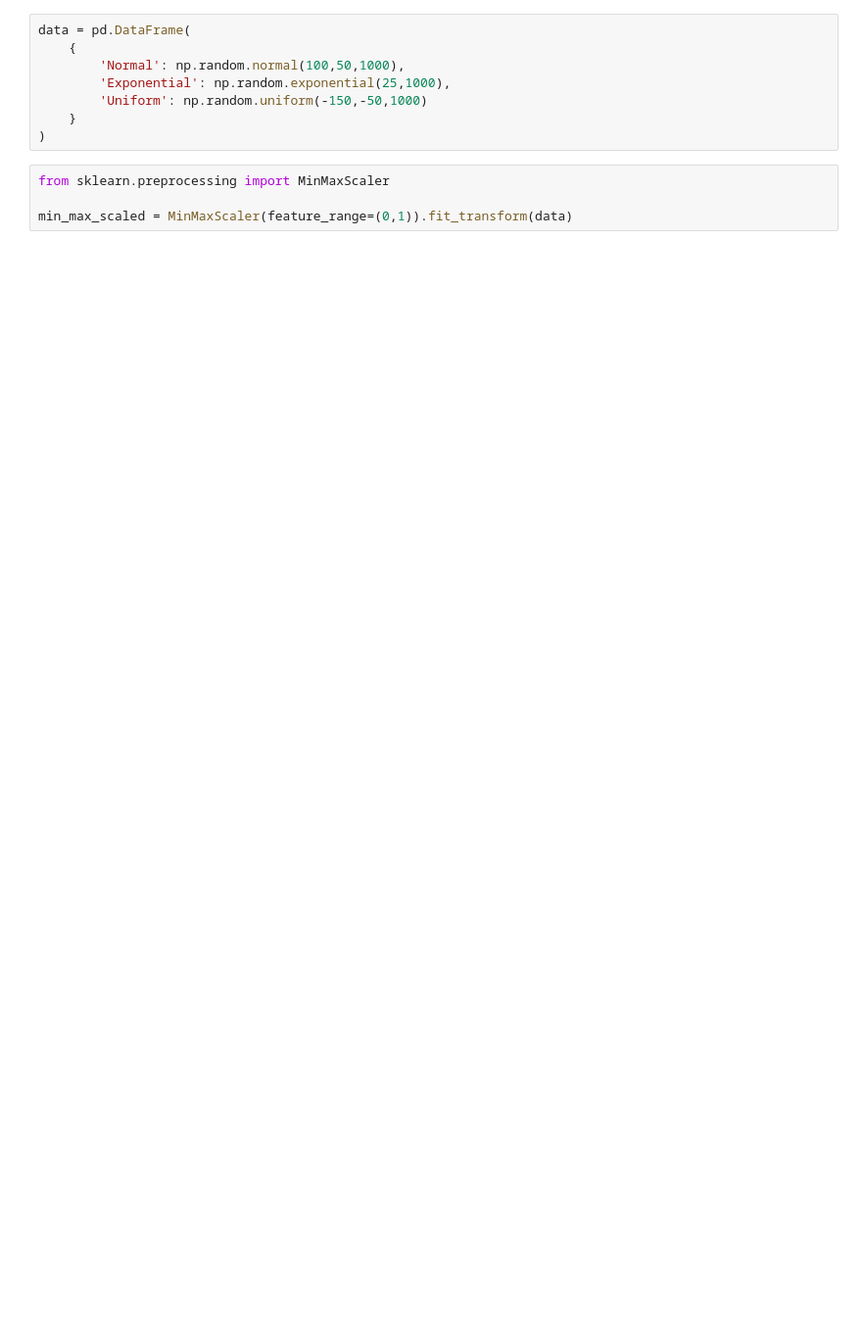
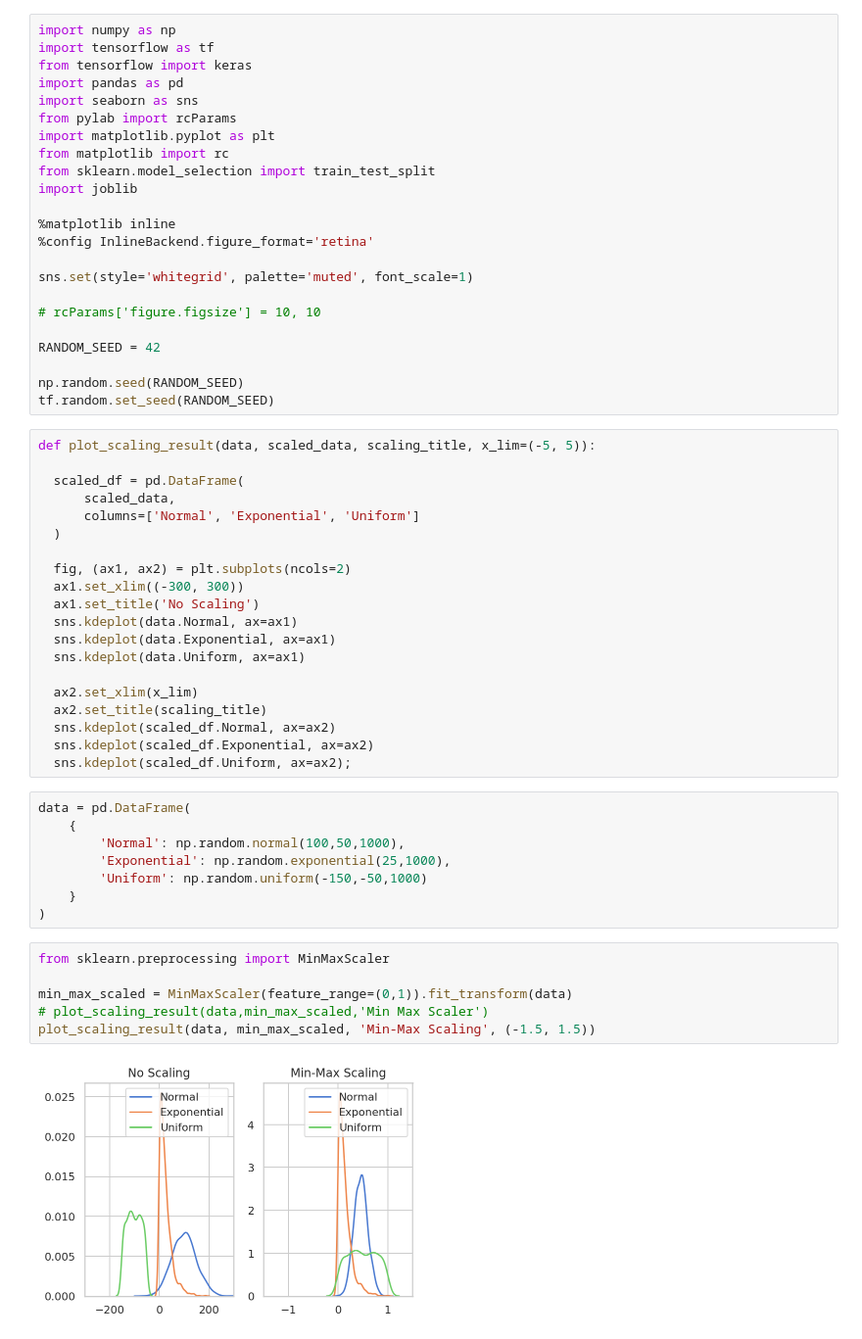
Before and after one commit to JavierOramas/HGML, a Jupyter notebook: lesson5.ipynb, the cells around one changed output. Shown: that part at 98% size. Drawn from its saved outputs; the diff is of its cells as text; blank space fills up the shorter version.

```diff
--- a/lesson5.ipynb
+++ b/lesson5.ipynb
@@ -4,3 +1,46 @@ import numpy as np
+# %%
+import numpy as np
+import tensorflow as tf
+from tensorflow import keras
+import pandas as pd
+import seaborn as sns
+from pylab import rcParams
+import matplotlib.pyplot as plt
+from matplotlib import rc
+from sklearn.model_selection import train_test_split
+import joblib
+
+%matplotlib inline
+%config InlineBackend.figure_format='retina'
+
+sns.set(style='whitegrid', palette='muted', font_scale=1)
+
+# rcParams['figure.figsize'] = 10, 10
+
+RANDOM_SEED = 42
+
+np.random.seed(RANDOM_SEED)
+tf.random.set_seed(RANDOM_SEED)
+# %%
+def plot_scaling_result(data, scaled_data, scaling_title, x_lim=(-5, 5)):
+
+  scaled_df = pd.DataFrame(
+      scaled_data,
+      columns=['Normal', 'Exponential', 'Uniform']
+  )
+
+  fig, (ax1, ax2) = plt.subplots(ncols=2)
+  ax1.set_xlim((-300, 300))
+  ax1.set_title('No Scaling')
+  sns.kdeplot(data.Normal, ax=ax1)
+  sns.kdeplot(data.Exponential, ax=ax1)
+  sns.kdeplot(data.Uniform, ax=ax1)
+
+  ax2.set_xlim(x_lim)
+  ax2.set_title(scaling_title)
+  sns.kdeplot(scaled_df.Normal, ax=ax2)
+  sns.kdeplot(scaled_df.Exponential, ax=ax2)
+  sns.kdeplot(scaled_df.Uniform, ax=ax2);
 # %%
 data = pd.DataFrame(
     {
@@ -12,4 +52,8 @@ data = pd.DataFrame(
 # %%
 from sklearn.preprocessing import MinMaxScaler
 
 min_max_scaled = MinMaxScaler(feature_range=(0,1)).fit_transform(data)
+# plot_scaling_result(data,min_max_scaled,'Min Max Scaler')
+plot_scaling_result(data, min_max_scaled, 'Min-Max Scaling', (-1.5, 1.5))
+# %% [output]
+[figure, added]
```
Also changed, not shown: parts of 9 cells of this notebook.
